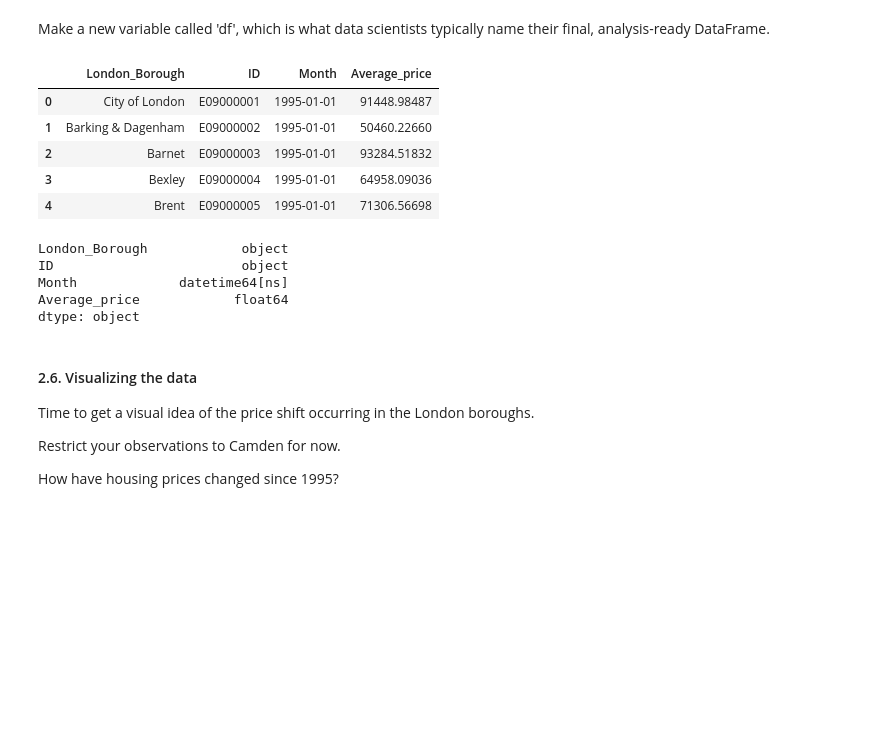
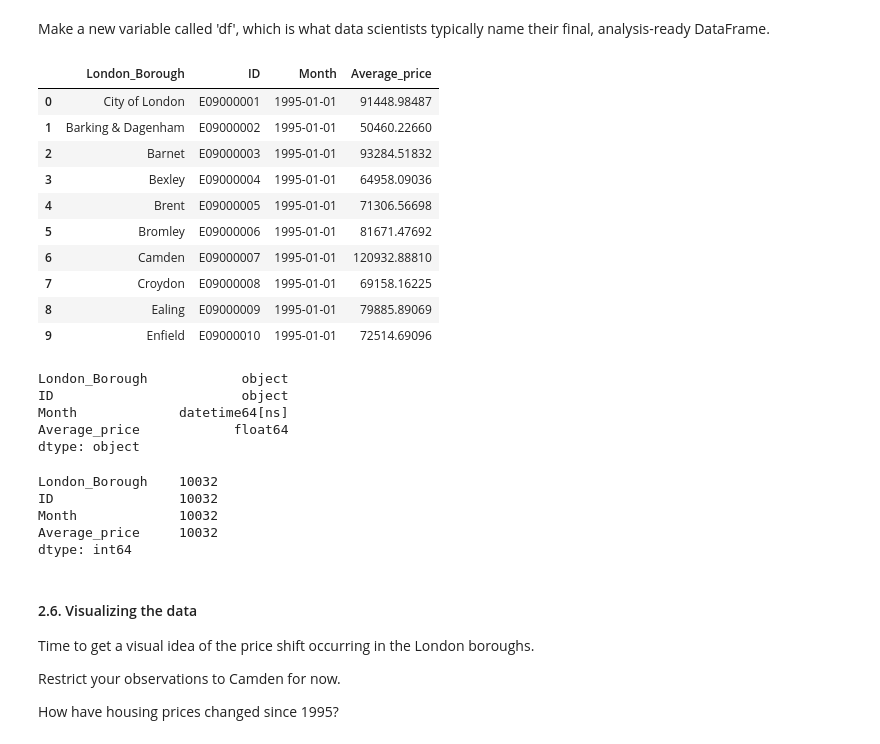
Before and after one commit to nlac10/springboard, a Jupyter notebook: 04.0-python_ds_stack/4.3-london_case_study/Unit 4 Challenge - Tier 1.ipynb, the cells around one changed output. Saved outputs shown, nothing was run; the diff lists cells and outputs as text; code cells hidden in the pictures; blank space fills up the shorter version.

Commit message:
completed london case study

```diff
--- a/04.0-python_ds_stack/4.3-london_case_study/Unit 4 Challenge - Tier 1.ipynb
+++ b/04.0-python_ds_stack/4.3-london_case_study/Unit 4 Challenge - Tier 1.ipynb
@@ -637,14 +661,19 @@ Make a new variable called 'df', which is what data scientists typically name th
 # Do that here.
 df = NaNFreeDF2
 # %%
-df.head()
+df.head(10)
 # %% [output]
 |  | London_Borough | ID | Month | Average_price |
 | 0 | City of London | E09000001 | 1995-01-01 | 91448.98487 |
 | 1 | Barking & Dagenham | E09000002 | 1995-01-01 | 50460.22660 |
 | 2 | Barnet | E09000003 | 1995-01-01 | 93284.51832 |
 | 3 | Bexley | E09000004 | 1995-01-01 | 64958.09036 |
 | 4 | Brent | E09000005 | 1995-01-01 | 71306.56698 |
+| 5 | Bromley | E09000006 | 1995-01-01 | 81671.47692 |
+| 6 | Camden | E09000007 | 1995-01-01 | 120932.88810 |
+| 7 | Croydon | E09000008 | 1995-01-01 | 69158.16225 |
+| 8 | Ealing | E09000009 | 1995-01-01 | 79885.89069 |
+| 9 | Enfield | E09000010 | 1995-01-01 | 72514.69096 |
 # %%
 df.dtypes
 # %% [output]
@@ -653,6 +682,14 @@ ID                        object
 Month             datetime64[ns]
 Average_price            float64
 dtype: object
+# %%
+df.count()
+# %% [output]
+London_Borough    10032
+ID                10032
+Month             10032
+Average_price     10032
+dtype: int64
 # %% [markdown]
 #### 2.6. Visualizing the data
 Time to get a visual idea of the price shift occurring in the London boroughs.
```
Also changed, not shown: parts of 13 cells of this notebook, 16 other files.
